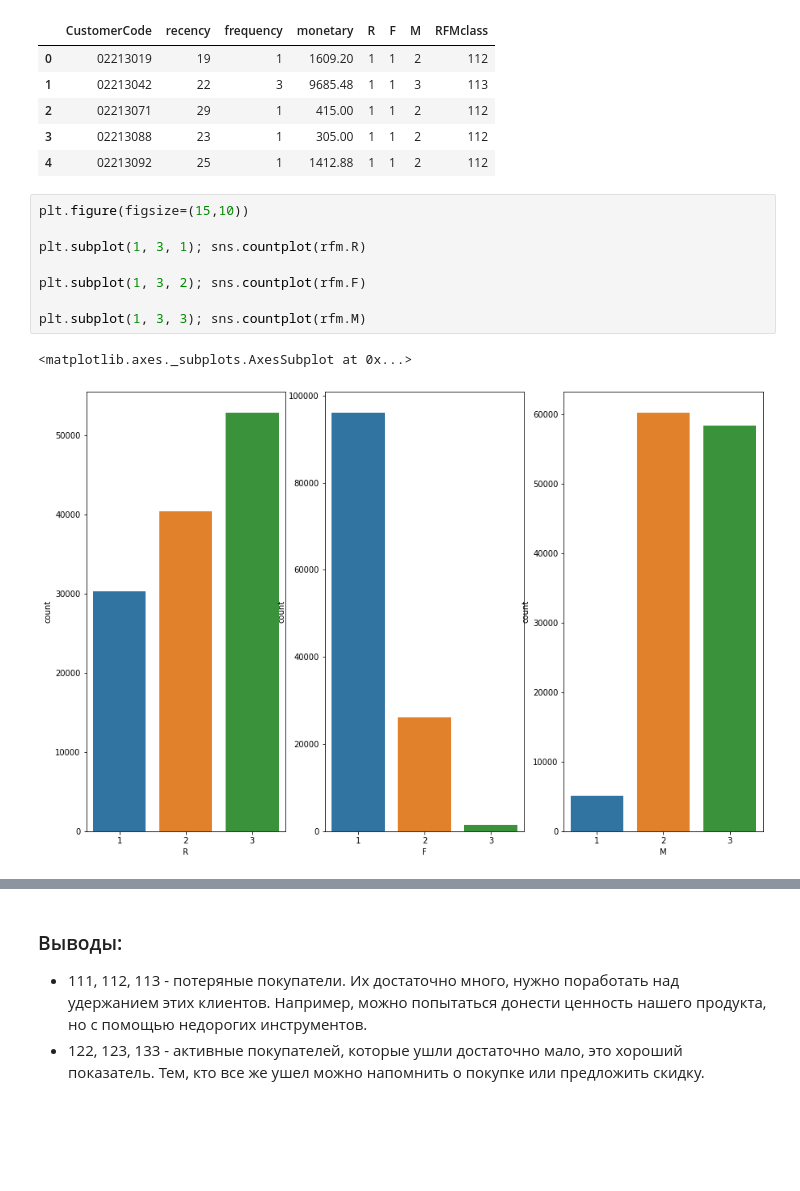
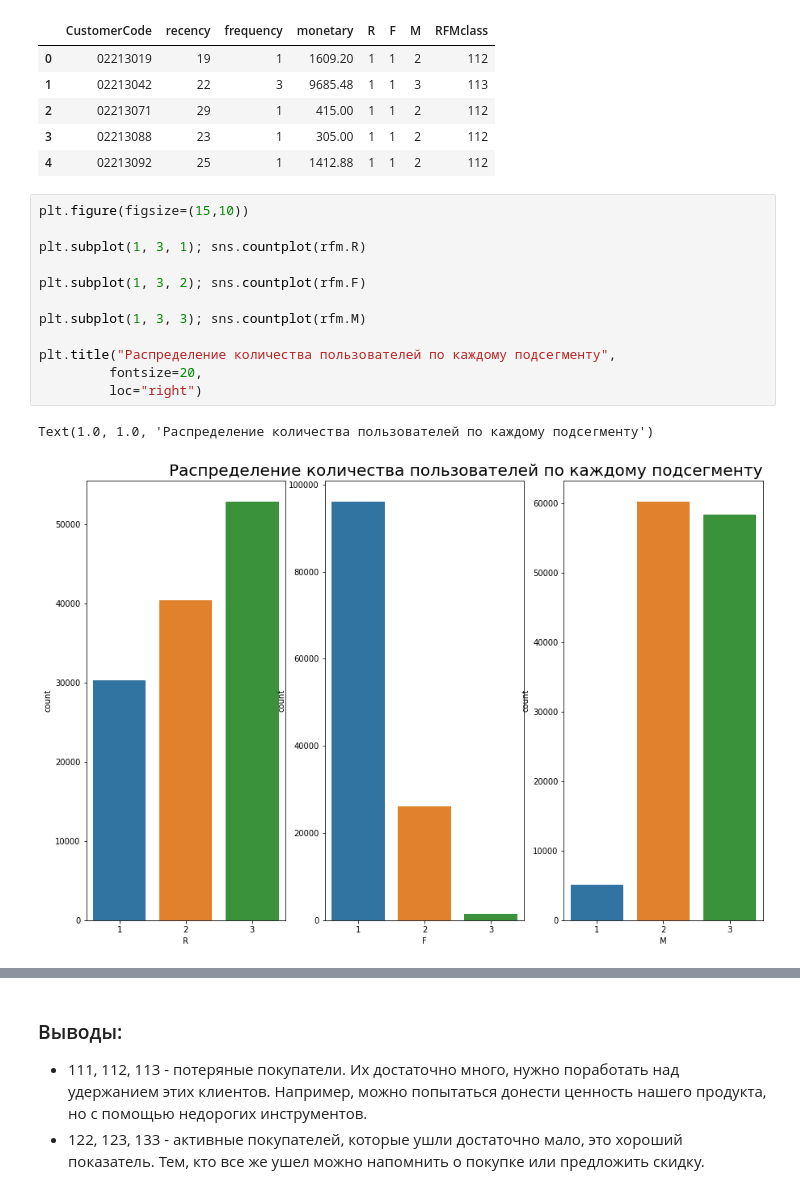
Before and after one commit to vasneva/RFM-segmentation-of-online-store-users, a Jupyter notebook: RFM_segmentation.ipynb, the cells around one changed output, grey strips where cells are left out. Drawn from its saved outputs; the diff is of its cells as text; blank space fills up the shorter version.

```diff
--- a/RFM_segmentation.ipynb
+++ b/RFM_segmentation.ipynb
@@ -214,14 +214,18 @@ rfm.head()
 # %%
 plt.figure(figsize=(15,10))
 
 plt.subplot(1, 3, 1); sns.countplot(rfm.R)
 
 plt.subplot(1, 3, 2); sns.countplot(rfm.F)
 
 plt.subplot(1, 3, 3); sns.countplot(rfm.M)
+
+plt.title("Распределение количества пользователей по каждому подсегменту",
+         fontsize=20,
+         loc="right")
 # %% [output]
-<matplotlib.axes._subplots.AxesSubplot at 0x...>
+Text(1.0, 1.0, 'Распределение количества пользователей по каждому подсегменту')
-[figure, old version]
+[figure, new version]
 # %%
 plt.figure(figsize=(14,12))
 sns.countplot(rfm.RFMclass.sort_values())
```
Also changed, not shown: parts of 1 cell of this notebook.
